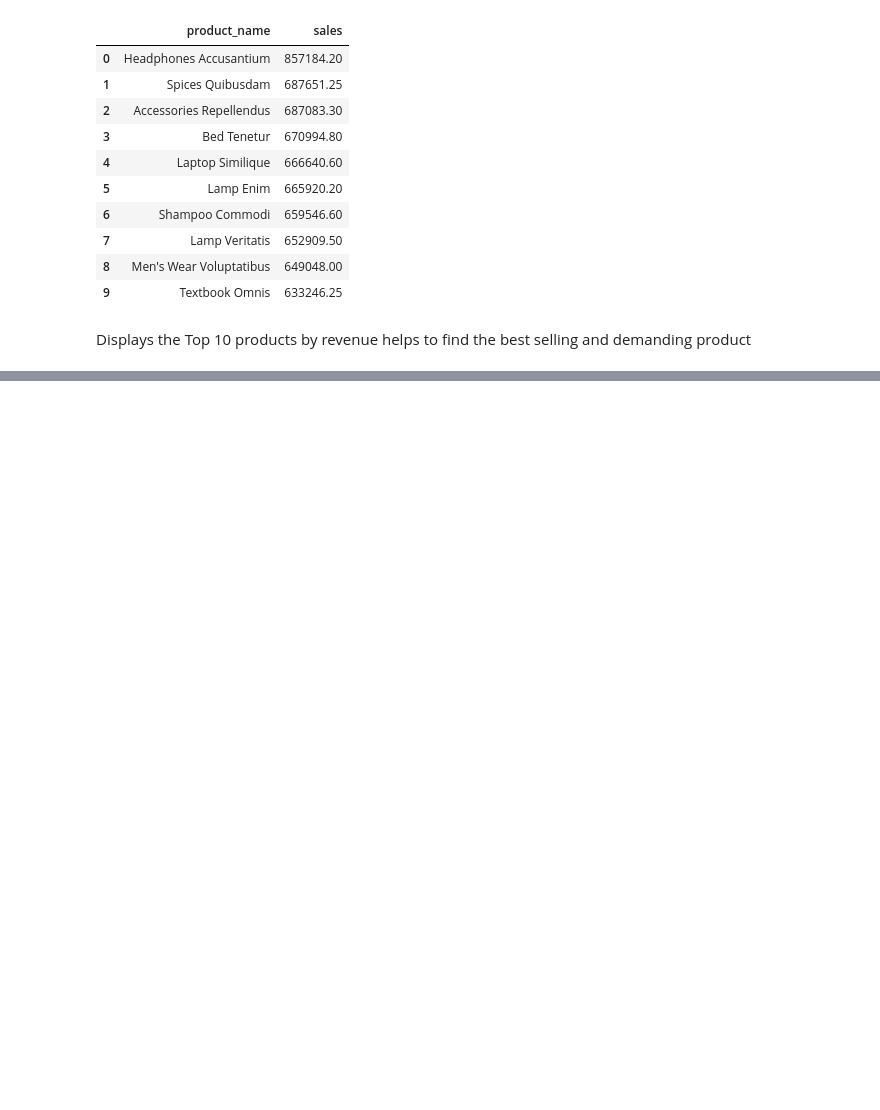
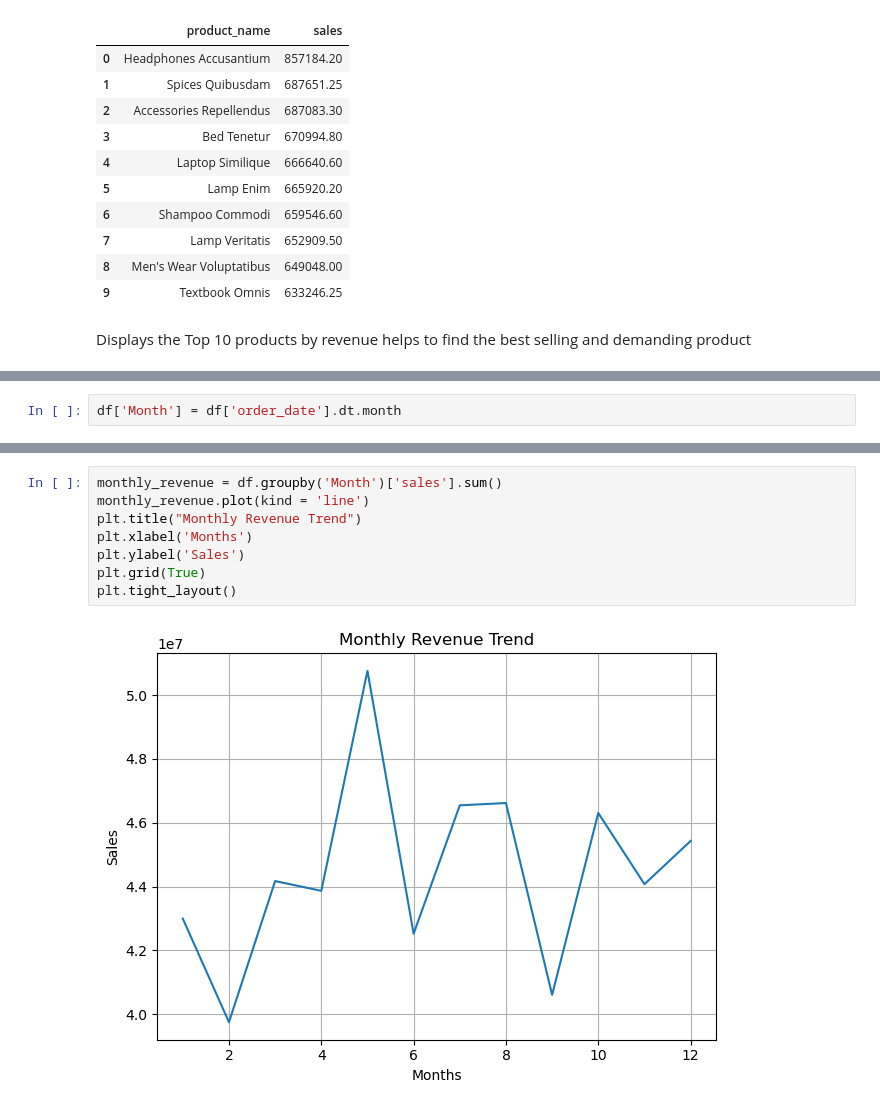
Before and after one commit to premjaiswal0117/ecommerce-data-analytics-ml, a Jupyter notebook: notebooks/eda.ipynb, the cells around one changed output, grey strips where cells are left out. Saved outputs shown, nothing was run; the diff lists cells and outputs as text; blank space fills up the shorter version.

Commit message:
Performed deeper EDA including revenue trends and customer behavior analysis

```diff
--- a/notebooks/eda.ipynb
+++ b/notebooks/eda.ipynb
@@ -107,0 +113,2 @@ Displays the Top 10 products by revenue helps to find the best selling and deman
+# %%
+df['Month'] = df['order_date'].dt.month
@@ -107,0 +228,10 @@ Displays the Top 10 products by revenue helps to find the best selling and deman
+# %%
+monthly_revenue = df.groupby('Month')['sales'].sum()
+monthly_revenue.plot(kind = 'line')
+plt.title("Monthly Revenue Trend")
+plt.xlabel('Months')
+plt.ylabel('Sales')
+plt.grid(True)
+plt.tight_layout()
+# %% [output]
+[figure, added]
```
Also changed, not shown: parts of 22 cells of this notebook.
